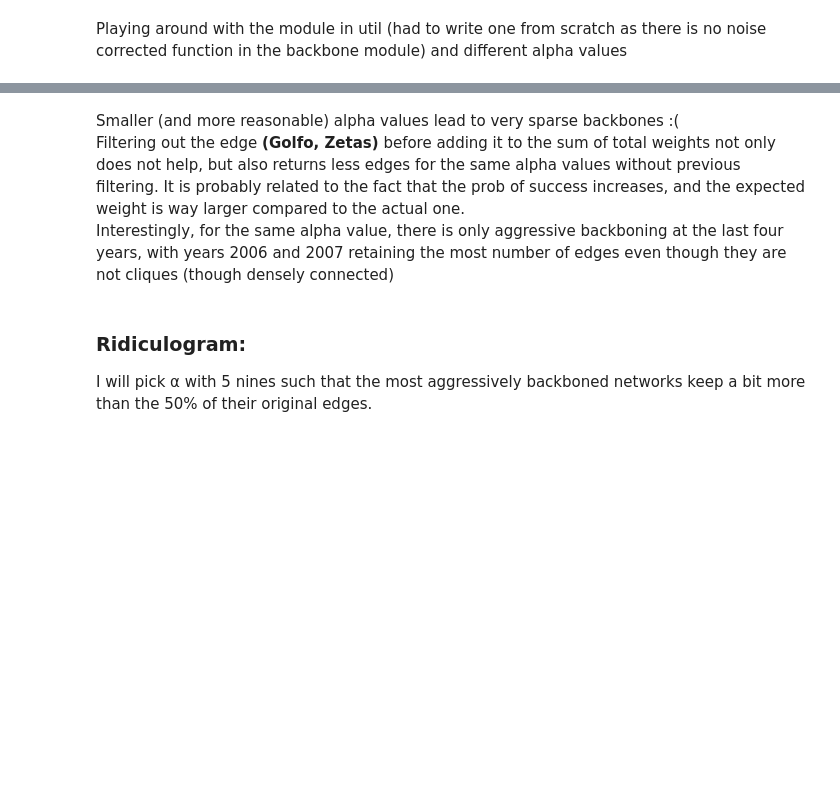
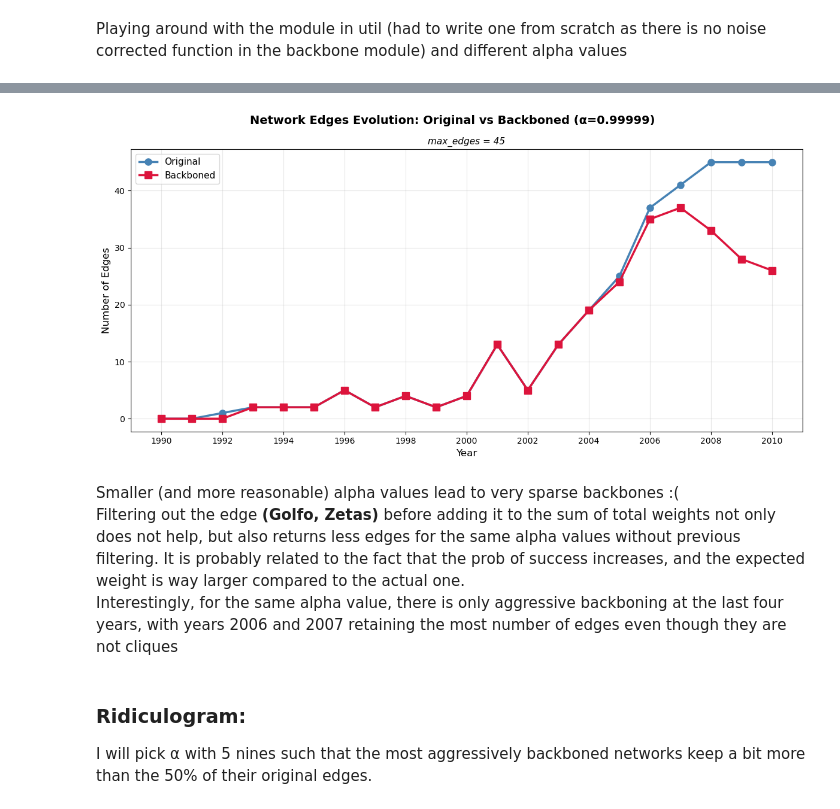
Before and after one commit to jan-cardell/networks_project, a Jupyter notebook: backboning/cartel_proj_bb.ipynb, the cells around one changed output, grey strips where cells are left out. Saved outputs shown, nothing was run; the diff lists cells and outputs as text; code cells hidden in the pictures; blank space fills up the shorter version.

Commit message:
setup on backboned cartel projection for later data mining

```diff
--- a/backboning/cartel_proj_bb.ipynb
+++ b/backboning/cartel_proj_bb.ipynb
@@ -24,13 +24,28 @@ from util.project import project
 from util.get_edge_list import get_edge_list
 
 alpha_value = 0.99999
+G_backboned = {}
+edges_evol = {'year': [], 'bb_edges': [], 'og_edges': []}
 
 for year in range(min_year, max_year + 1):
     df_year = df[df['Year'] == year]
     adj = project(df_year, on_municipalities=False)
     edge_list = get_edge_list(adj)
+
     G = nx.Graph()
     G.add_nodes_from(families)
     G.add_weighted_edges_from(edge_list)
-    print(f'Year: {year}, Backbone edges: {len(nc_backbone(adj, alpha=alpha_value))}, Original edges: {G.number_of_edges()}')
+
+    bb_edge_list = nc_backbone(adj, alpha=alpha_value)
+
+    G_backboned[year] = nx.Graph()
+    G_backboned[year].add_nodes_from(families)
+    G_backboned[year].add_weighted_edges_from(bb_edge_list)
+
+    edges_evol['year'].append(year)
+    edges_evol['bb_edges'].append(G_backboned[year].number_of_edges())
+    edges_evol['og_edges'].append(G.number_of_edges())
+
+df_edges_evol = pd.DataFrame(edges_evol)
+df_edges_evol
 # %% [output]
@@ -54,7 +69,26 @@ Year: 2010, Backbone edges: 26, Original edges: 45
+# %%
+import matplotlib.pyplot as plt
+
+plt.figure(figsize=(12, 6))
+plt.plot(df_edges_evol['year'], df_edges_evol['og_edges'], marker='o', linewidth=2.5, markersize=8, color='steelblue', label='Original')
+plt.plot(df_edges_evol['year'], df_edges_evol['bb_edges'], marker='s', linewidth=2.5, markersize=8, color='crimson', label='Backboned')
+
+plt.xlabel('Year', fontsize=12)
+plt.ylabel('Number of Edges', fontsize=12)
+plt.suptitle(f'Network Edges Evolution: Original vs Backboned (α={alpha_value})', fontsize=14, fontweight='bold')
+plt.title('max_edges = 45', fontsize=11, style='italic')
+plt.legend(fontsize=11)
+plt.grid(True, alpha=0.3)
+plt.xticks(range(1990, 2011, 2))
+plt.tight_layout()
+plt.savefig('../presentation/bb_edges_evolution.png', dpi=300, bbox_inches='tight')
+plt.show()
+# %% [output]
+[figure, added]
 # %% [markdown]
 Smaller (and more reasonable) alpha values lead to very sparse backbones :(
 Filtering out the edge **(Golfo, Zetas)** before adding it to the sum of total weights not only does not help, but also returns less edges for the same alpha values without previous filtering. It is probably related to the fact that the prob of success increases, and the expected weight is way larger compared to the actual one.
-Interestingly, for the same alpha value, there is only aggressive backboning at the last four years, with years 2006 and 2007 retaining the most number of edges even though they are not cliques (though densely connected)
+Interestingly, for the same alpha value, there is only aggressive backboning at the last four years, with years 2006 and 2007 retaining the most number of edges even though they are not cliques
 # %% [markdown]
 ### Ridiculogram:
 I will pick α with 5 nines such that the most aggressively backboned networks keep a bit more than the 50% of their original edges.
```
Also changed, not shown: parts of 12 cells of this notebook, 5 other files.
